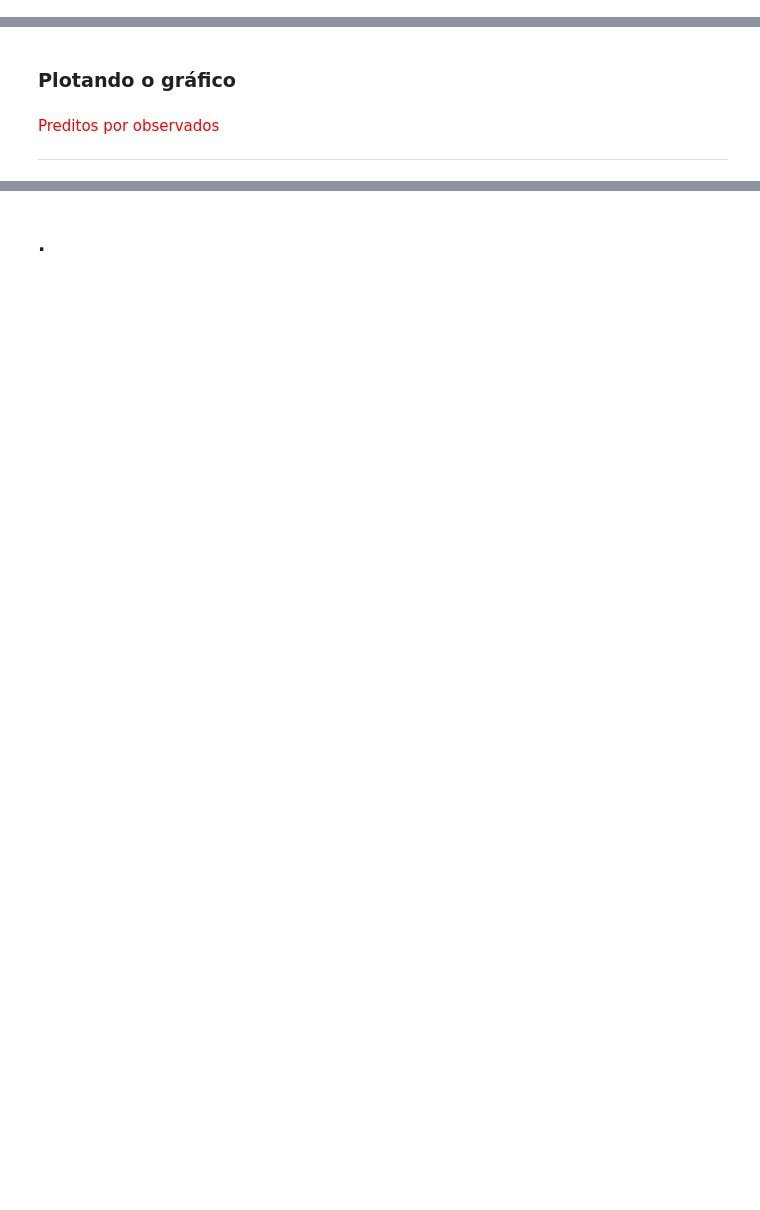
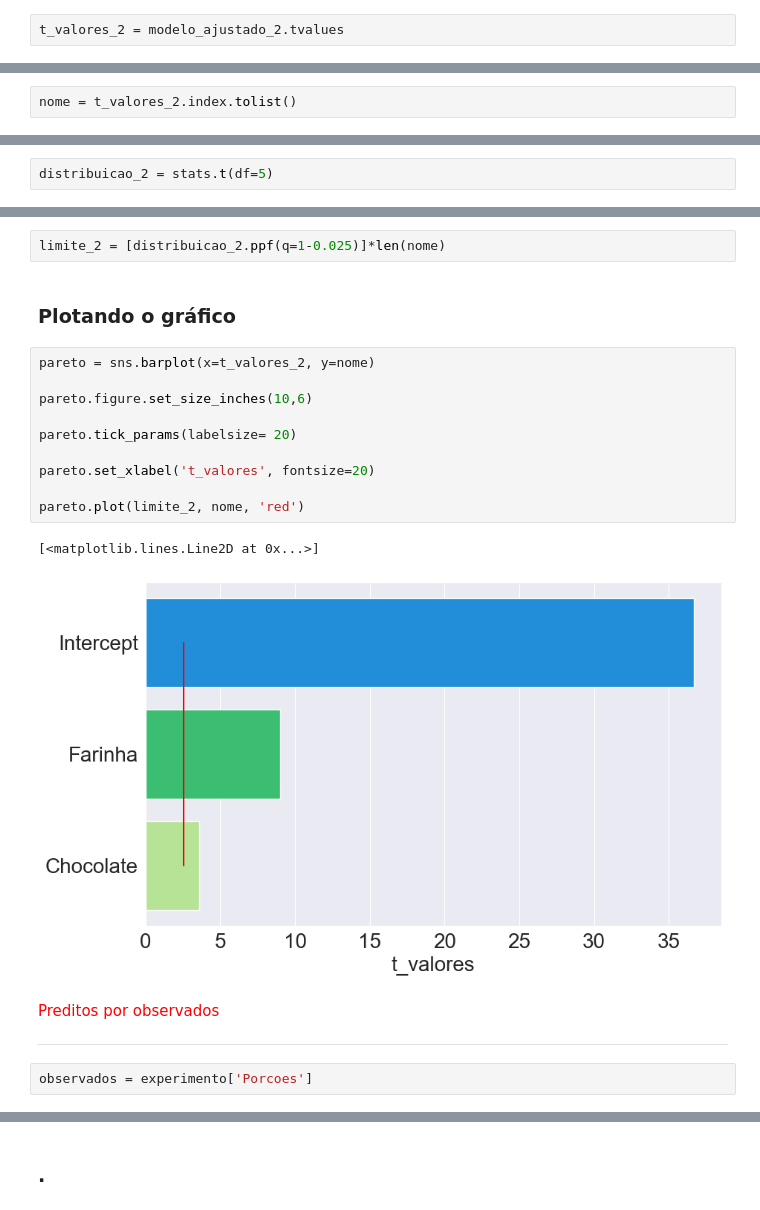
Before and after one commit to alyssonhyago/Cursos_Alura, a Jupyter notebook: Data_Science/Analise de experiemntos/Planejamento_experimentos_aula.ipynb, the cells around one changed output, grey strips where cells are left out. Cells and saved outputs as stored; diff of their text form; blank space fills up the shorter version.

```diff
--- a/Data_Science/Analise de experiemntos/Planejamento_experimentos_aula.ipynb
+++ b/Data_Science/Analise de experiemntos/Planejamento_experimentos_aula.ipynb
@@ -295,3 +437,5 @@ ax2 = sns.lmplot(data=experimento, x= 'Chocolate',y= 'Porcoes',ci=None, hue = 'F
 <p style='margin: 30px 30px;'>
 
 <hr style = 'border: 1px solid purple;'>
+# %%
+t_valores_2 = modelo_ajustado_2.tvalues
@@ -298,2 +449,6 @@ ax2 = sns.lmplot(data=experimento, x= 'Chocolate',y= 'Porcoes',ci=None, hue = 'F
+# %%
+nome = t_valores_2.index.tolist()
 # %% [markdown]
 ### .
+# %%
+distribuicao_2 = stats.t(df=5)
@@ -300,5 +459,22 @@ ax2 = sns.lmplot(data=experimento, x= 'Chocolate',y= 'Porcoes',ci=None, hue = 'F
+# %%
+limite_2 = [distribuicao_2.ppf(q=1-0.025)]*len(nome)
 # %% [markdown]
 ### Plotando o gráfico
+# %%
+pareto = sns.barplot(x=t_valores_2, y=nome)
+
+pareto.figure.set_size_inches(10,6)
+
+pareto.tick_params(labelsize= 20)
+
+pareto.set_xlabel('t_valores', fontsize=20)
+
+pareto.plot(limite_2, nome, 'red')
+# %% [output]
+[<matplotlib.lines.Line2D at 0x...>]
+[figure, added]
 # %% [markdown]
 <font color='red' style='font-size: 30px;'> Preditos por observados  </font>
 <hr style='border: 2px solid red;'>
+# %%
+observados = experimento['Porcoes']
```
Also changed, not shown: parts of 40 cells of this notebook.
